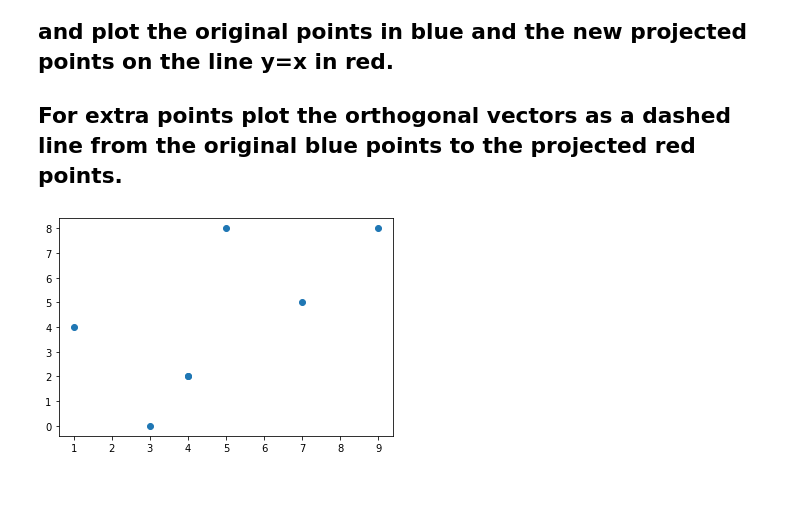
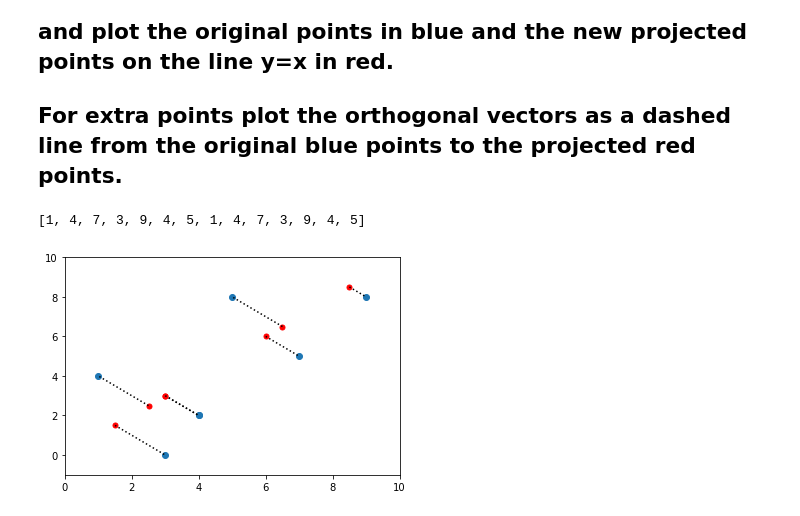
Before and after one commit to bloominstituteoftechnology/DS-Unit-1-Sprint-3-Linear-Algebra, a Jupyter notebook: LS_DS_132_Intermediate_Linear_Algebra_Assignment.ipynb, the cells around one changed output. Saved outputs shown, nothing was run; the diff lists cells and outputs as text; code cells hidden in the pictures; blank space fills up the shorter version.

```diff
--- a/LS_DS_132_Intermediate_Linear_Algebra_Assignment.ipynb
+++ b/LS_DS_132_Intermediate_Linear_Algebra_Assignment.ipynb
@@ -296,21 +296,42 @@ array([0.5, 1.5])
 ## Write a function that can calculate the linear projection of each point (x,y) (vector) onto the line y=x. run the function and plot the original points in blue and the new projected points on the line y=x in red.
 
 ## For extra points plot the orthogonal vectors as a dashed line from the original blue points to the projected red points.
+# %%
+x_values = [1, 4, 7, 3, 9, 4, 5 ]
+2* x_values
+# %% [output]
+[1, 4, 7, 3, 9, 4, 5, 1, 4, 7, 3, 9, 4, 5]
 # %%
 import pandas as pd
 import matplotlib.pyplot as plt
 
 # Creating a dataframe for you to work with -Feel free to not use the dataframe if you don't want to.
 x_values = [1, 4, 7, 3, 9, 4, 5 ]
 y_values = [4, 2, 5, 0, 8, 2, 8]
 
 data = {"x": x_values, "y": y_values}
 
 df = pd.DataFrame(data)
 
 df.head()
 
+def linproj(x,y,line):
+  line_temp = np.array([x,y])
+  x_temp = (np.dot(line_temp,line)).astype(int)*line[0]/(np.linalg.norm(line)**2)
+  y_temp = (np.dot(line_temp,line)).astype(int)*line[1]/(np.linalg.norm(line)**2)
+  return [x_temp,y_temp]
+
+i=0
+while i < len(x_values):
+  for valy in y_values:
+    temp_point = linproj(x_values[i],valy,[10,10])
+    plt.plot(temp_point[0],temp_point[1],marker = 'o', markersize=5, color='red')
+    plt.plot([temp_point[0],x_values[i]],[temp_point[1],valy],':', color = 'black')
+    i=i+1
+
 plt.scatter(df.x, df.y)
+plt.xlim(0,10)
+plt.ylim(-1,10)
 plt.show()
 # %% [output]
-[figure, old version]
+[figure, new version]
```
